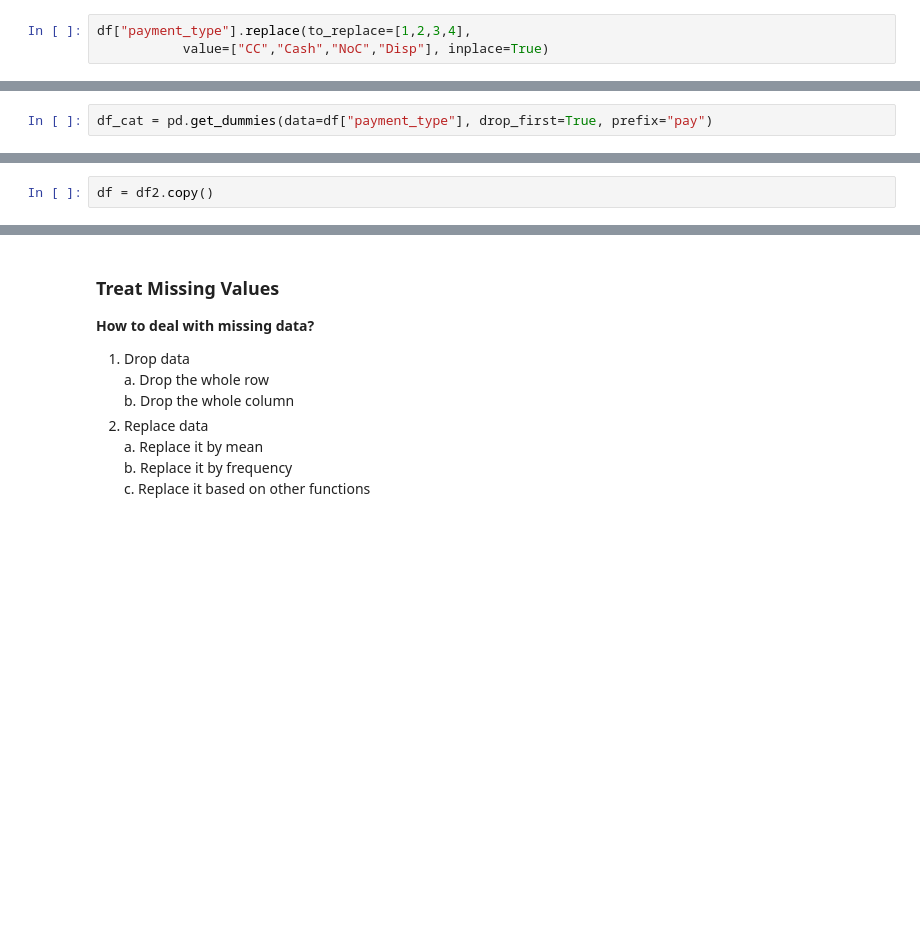
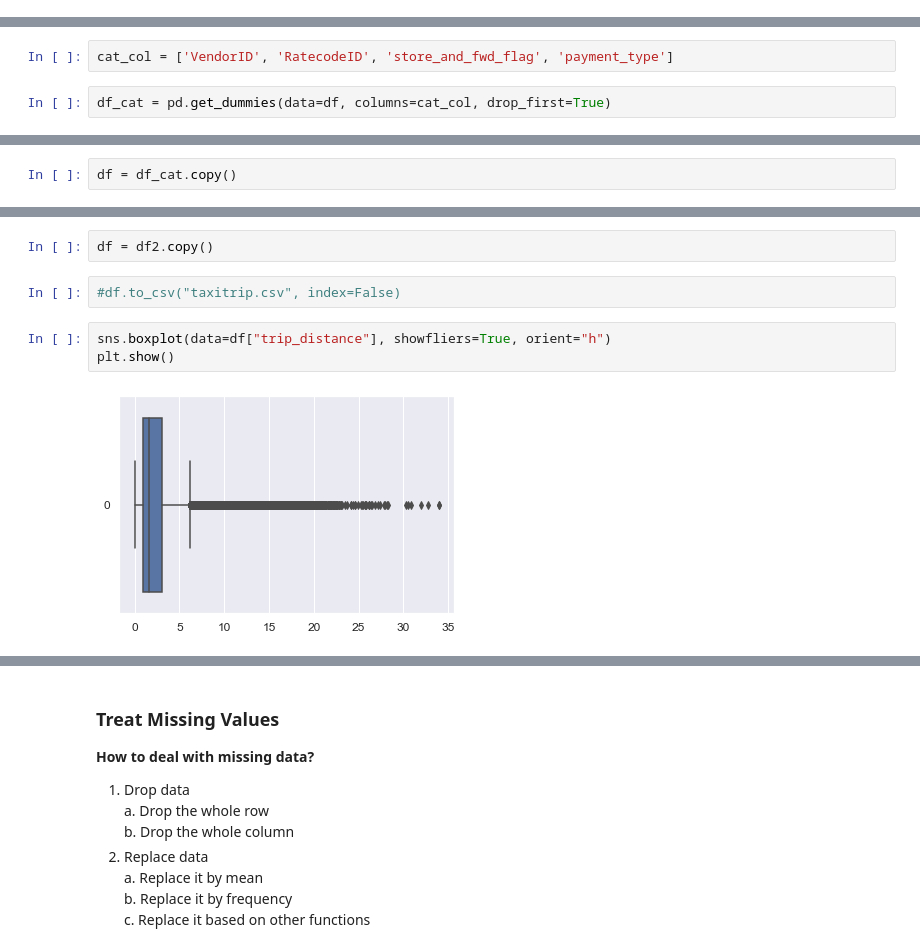
Before and after one commit to dennislamcv1/GoogleADA, a Jupyter notebook: Regression Analysis/Course 5 Automatidata project Second notebook.ipynb, the cells around one changed output, grey strips where cells are left out. Cells and saved outputs as stored; diff of their text form; blank space fills up the shorter version.

```diff
--- a/Regression Analysis/Course 5 Automatidata project Second notebook.ipynb
+++ b/Regression Analysis/Course 5 Automatidata project Second notebook.ipynb
@@ -281,3 +219,0 @@ df["payment_type"].unique()
-# %%
-df["payment_type"].replace(to_replace=[1,2,3,4],
-           value=["CC","Cash","NoC","Disp"], inplace=True)
@@ -287,7 +221,9 @@ df["payment_type"].value_counts().to_frame()
 ### One-hot encoding
 # %%
 df.columns
+# %%
+cat_col = ['VendorID', 'RatecodeID', 'store_and_fwd_flag', 'payment_type']
 # %%
-df_cat = pd.get_dummies(data=df["payment_type"], drop_first=True, prefix="pay")
+df_cat = pd.get_dummies(data=df, columns=cat_col, drop_first=True)
 # %%
 df_cat
@@ -300,0 +230,2 @@ df2 = df2[['passenger_count', 'trip_distance', 'PULocationID', 'DOLocationID', '
+# %%
+df = df_cat.copy()
@@ -302,3 +284,10 @@ df2 = df2[['passenger_count', 'trip_distance', 'PULocationID', 'DOLocationID', '
 df2
 # %%
 df = df2.copy()
+# %%
+#df.to_csv("taxitrip.csv", index=False)
+# %%
+sns.boxplot(data=df["trip_distance"], showfliers=True, orient="h")
+plt.show()
+# %% [output]
+[figure, added]
```
Also changed, not shown: parts of 114 cells of this notebook, 1 other file.
